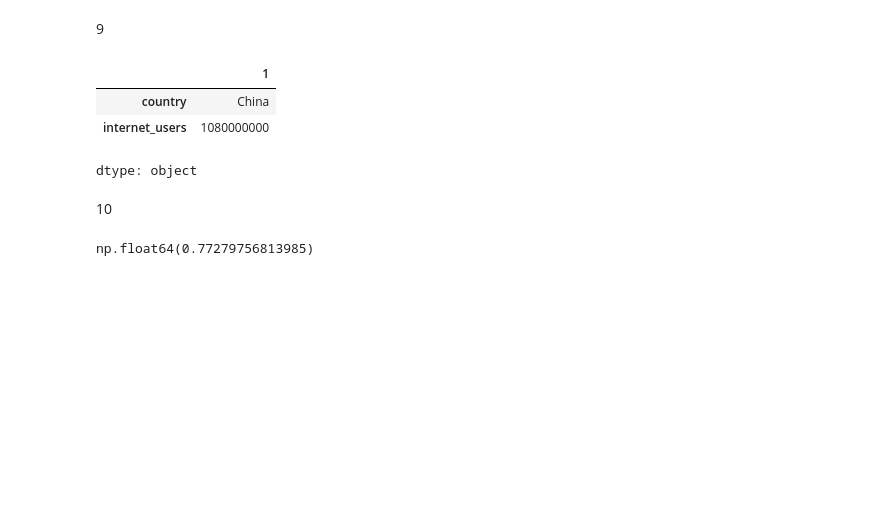
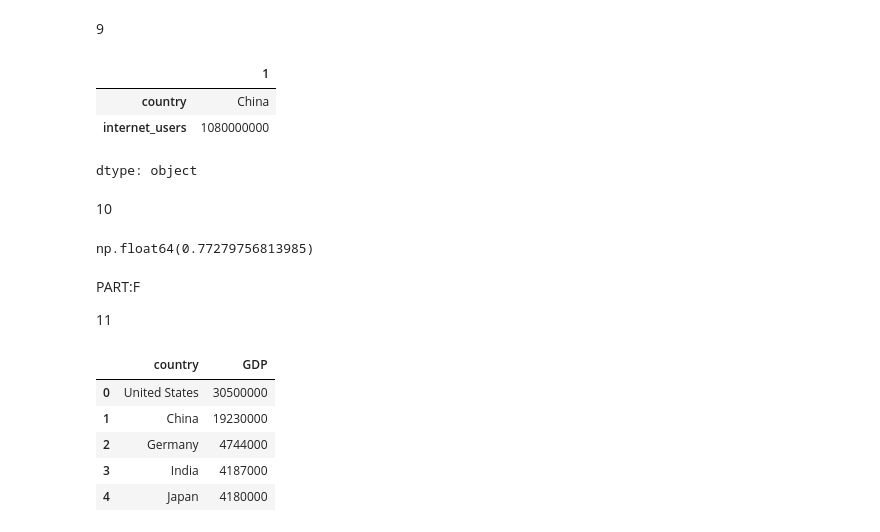
Before and after one commit to adharsh1904/CASESTUDY7, a Jupyter notebook: casestudy7.ipynb, the cells around one changed output. Cells and saved outputs as stored; diff of their text form; code cells hidden in the pictures; blank space fills up the shorter version.

```diff
--- a/casestudy7.ipynb
+++ b/casestudy7.ipynb
@@ -369,3 +369,24 @@ df["literacy_rate"].corr(
 )
 # %% [output]
 np.float64(0.77279756813985)
+# %% [markdown]
+PART:F
+
+11
+# %%
+import pandas as pd
+
+query = """
+SELECT country, GDP
+FROM country_statistics
+ORDER BY GDP DESC
+LIMIT 5;
+"""
+pd.read_sql(query, conn)
+# %% [output]
+|  | country | GDP |
+| 0 | United States | 30500000 |
+| 1 | China | 19230000 |
+| 2 | Germany | 4744000 |
+| 3 | India | 4187000 |
+| 4 | Japan | 4180000 |
```
Also changed, not shown: parts of 7 cells of this notebook.
